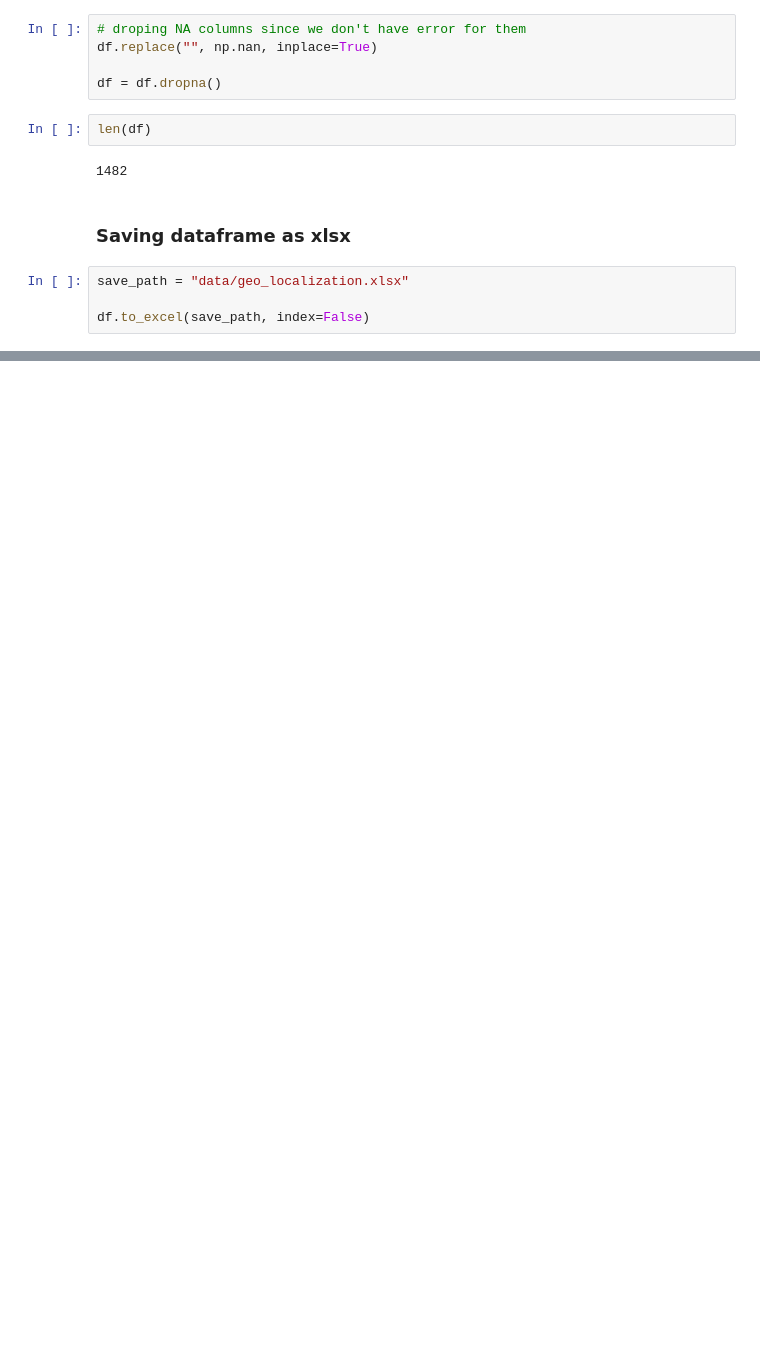
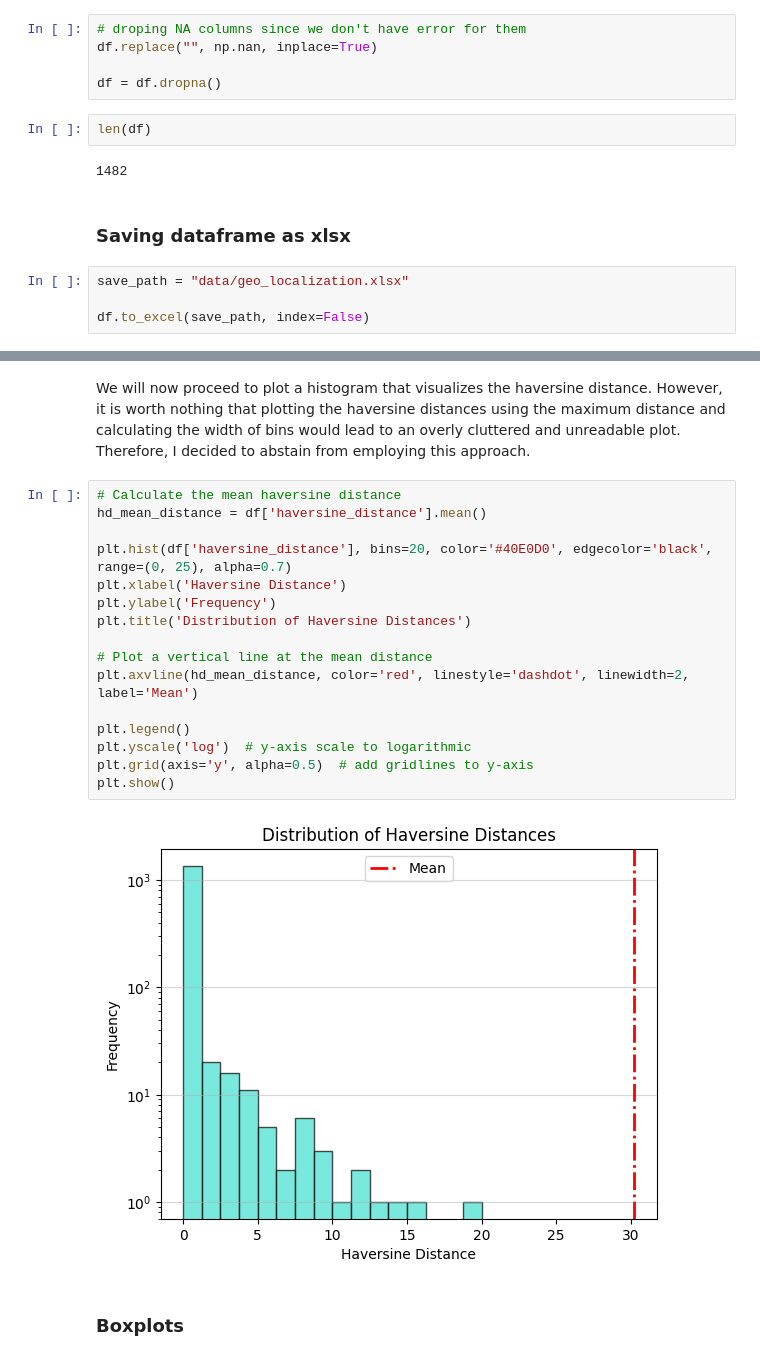
Before and after one commit to wiktorflorian/Tasks, a Jupyter notebook: NumLab/geo_localization.ipynb, the cells around one changed output, grey strips where cells are left out. Saved outputs shown, nothing was run; the diff lists cells and outputs as text; blank space fills up the shorter version.

```diff
--- a/NumLab/geo_localization.ipynb
+++ b/NumLab/geo_localization.ipynb
@@ -108 +152,23 @@ plt.show()
+# %% [markdown]
+We will now proceed to plot a histogram that visualizes the haversine distance. However, it is worth nothing that plotting the haversine distances using the maximum distance and calculating the width of bins would lead to an overly cluttered and unreadable plot. Therefore, I decided to abstain from employing this approach.
+# %%
+# Calculate the mean haversine distance
+hd_mean_distance = df['haversine_distance'].mean()
+
+plt.hist(df['haversine_distance'], bins=20, color='#40E0D0', edgecolor='black', range=(0, 25), alpha=0.7)
+plt.xlabel('Haversine Distance')
+plt.ylabel('Frequency')
+plt.title('Distribution of Haversine Distances')
+
+# Plot a vertical line at the mean distance
+plt.axvline(hd_mean_distance, color='red', linestyle='dashdot', linewidth=2, label='Mean')
+
+plt.legend()
+plt.yscale('log')  # y-axis scale to logarithmic
+plt.grid(axis='y', alpha=0.5)  # add gridlines to y-axis
+plt.show()
+# %% [output]
+[figure, added]
+# %% [markdown]
+### Boxplots
 # %%
```
Also changed, not shown: parts of 10 cells of this notebook, 1 other file.
